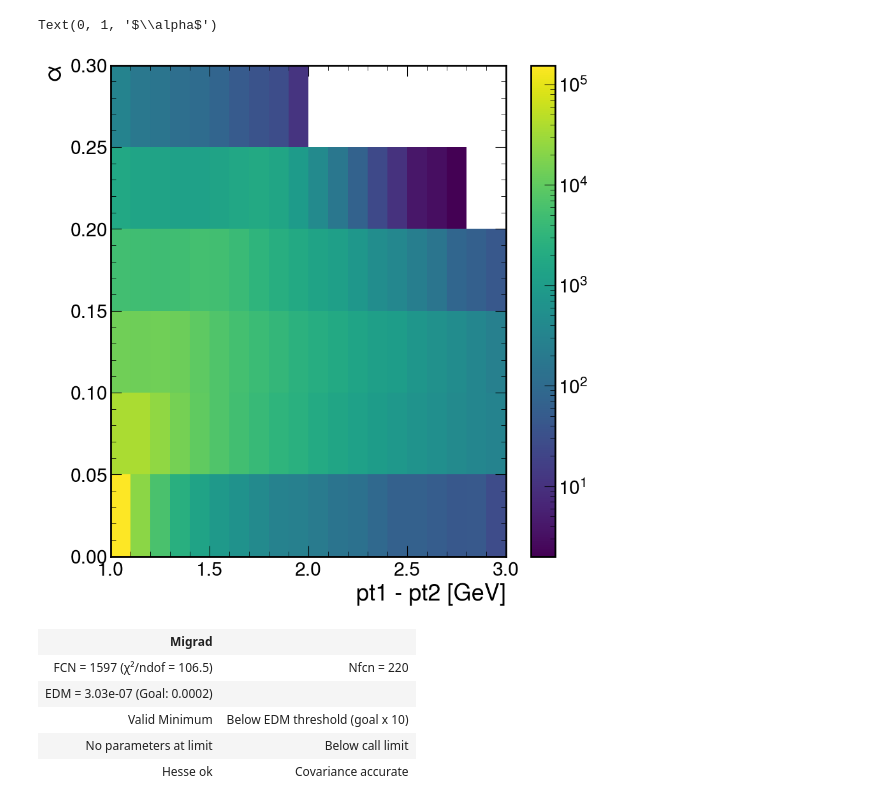
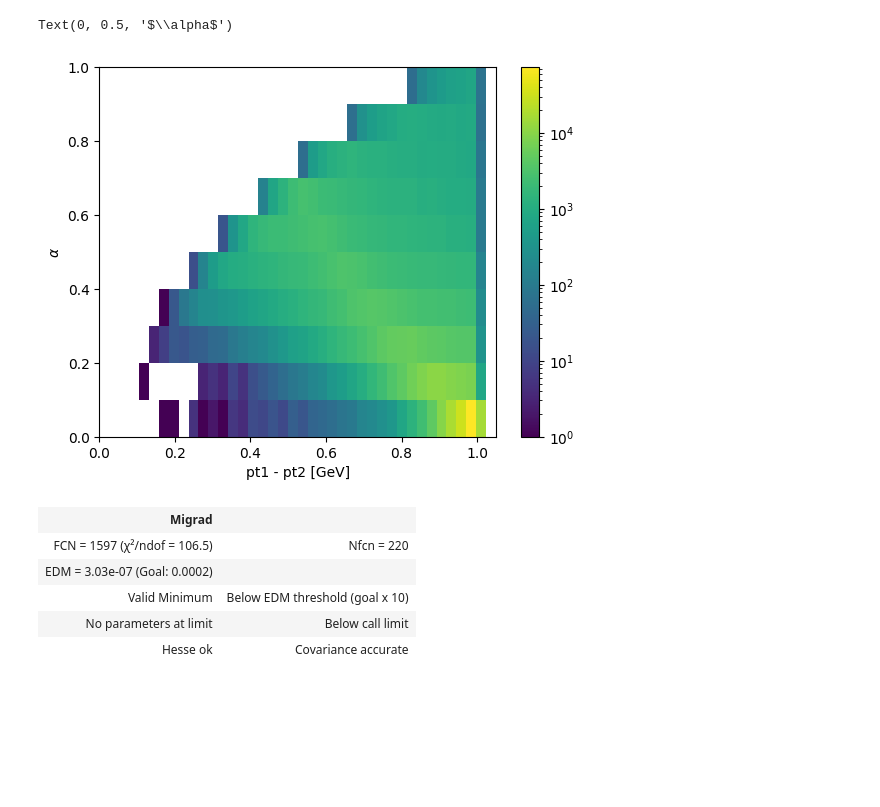
Before and after one commit to jslawless/jec-calc, a Jupyter notebook: playground.ipynb, the cells around one changed output. Cells and saved outputs as stored; diff of their text form; code cells hidden in the pictures; blank space fills up the shorter version.

```diff
--- a/playground.ipynb
+++ b/playground.ipynb
@@ -47,8 +47,10 @@ h.plot1d()
 # %%
-h2 = (
+jer_pli = (
     hist.Hist.new
-    .Reg(20, 1, 3, name="mis-align", label="GenJet1.pt / GenJet2.pt [GeV]")
-    .Reg(6, 0, 0.3, name="alpha", label="j3/HT ratio")
+    .Reg(40, 0, 1.05, name="ratio", label="GenJet2.pt / GenJet1.pt [GeV]")
+    .Reg(10, 0, 1, name="alpha", label="alpha")
+    .Reg(70,0,7000, name="pt", label="GenJet1.pt [GeV]")
+    .Var([0, 2.5, float("inf")], name="eta", label="GenJet1.eta")
     .Weight()
 )
 # %%
@@ -84,19 +105,19 @@ import matplotlib.colors as mcolors
 # %%
 fig, ax = plt.subplots()
 mesh = ax.pcolormesh(
-    h2.axes[0].edges,
-    h2.axes[1].edges,
-    h2.view().value.T,  # transpose for correct orientation
+    jer_pli.axes[0].edges,
+    jer_pli.axes[1].edges,
+    jer_pli.project("ratio","alpha").view().value.T,  # transpose for correct orientation
     norm=mcolors.LogNorm(),  # Apply log scale
     cmap="viridis"
 )
 cbar = fig.colorbar(mesh, ax=ax)
 
 ax.set_xlabel("pt1 - pt2 [GeV]")
 ax.set_ylabel(r"$\alpha$")
 # %% [output]
-Text(0, 1, '$\\alpha$')
+Text(0, 0.5, '$\\alpha$')
-[figure, old version]
+[figure, new version]
 # %%
 import mplhep as hep
 hep.style.use("CMS")
```
Also changed, not shown: parts of 11 cells of this notebook.
